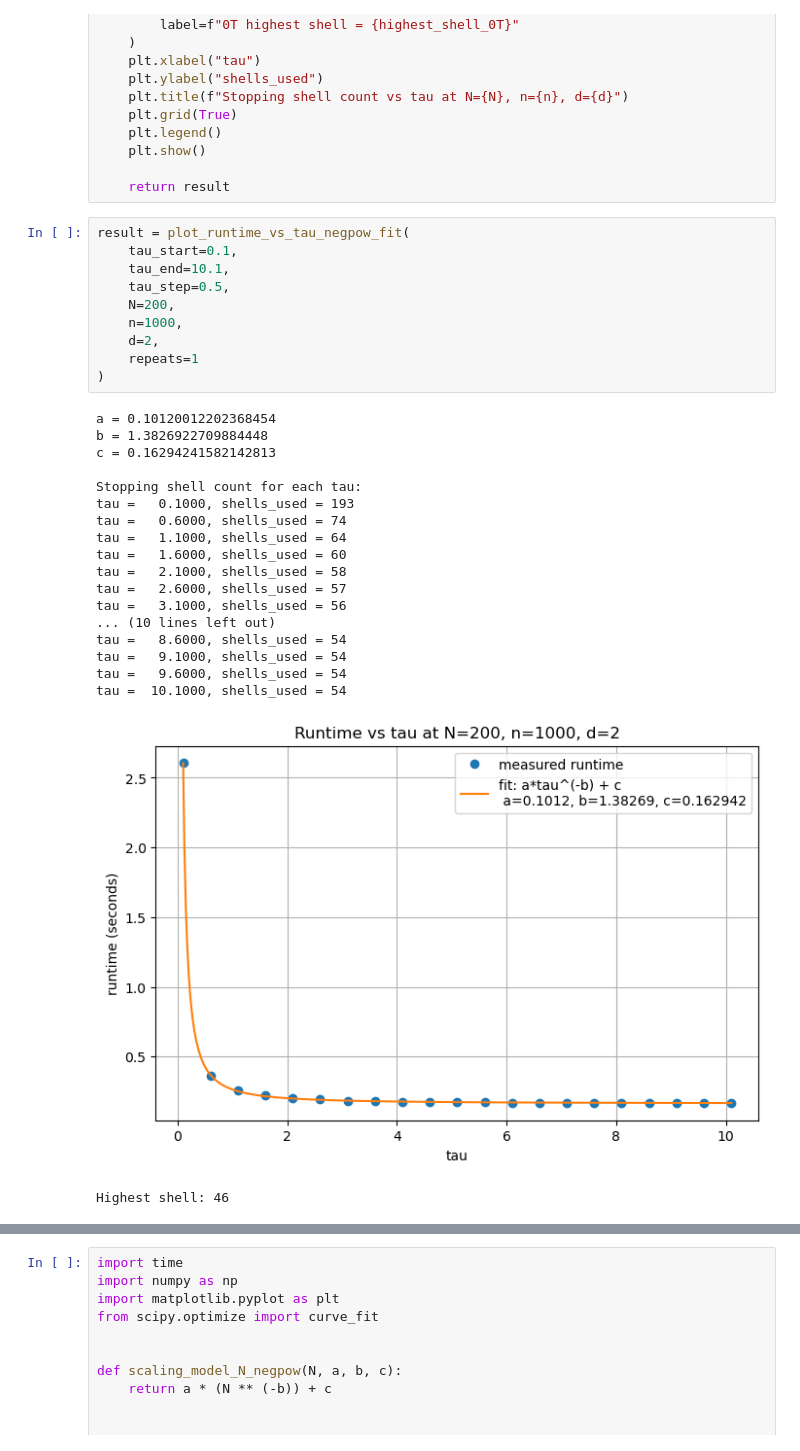
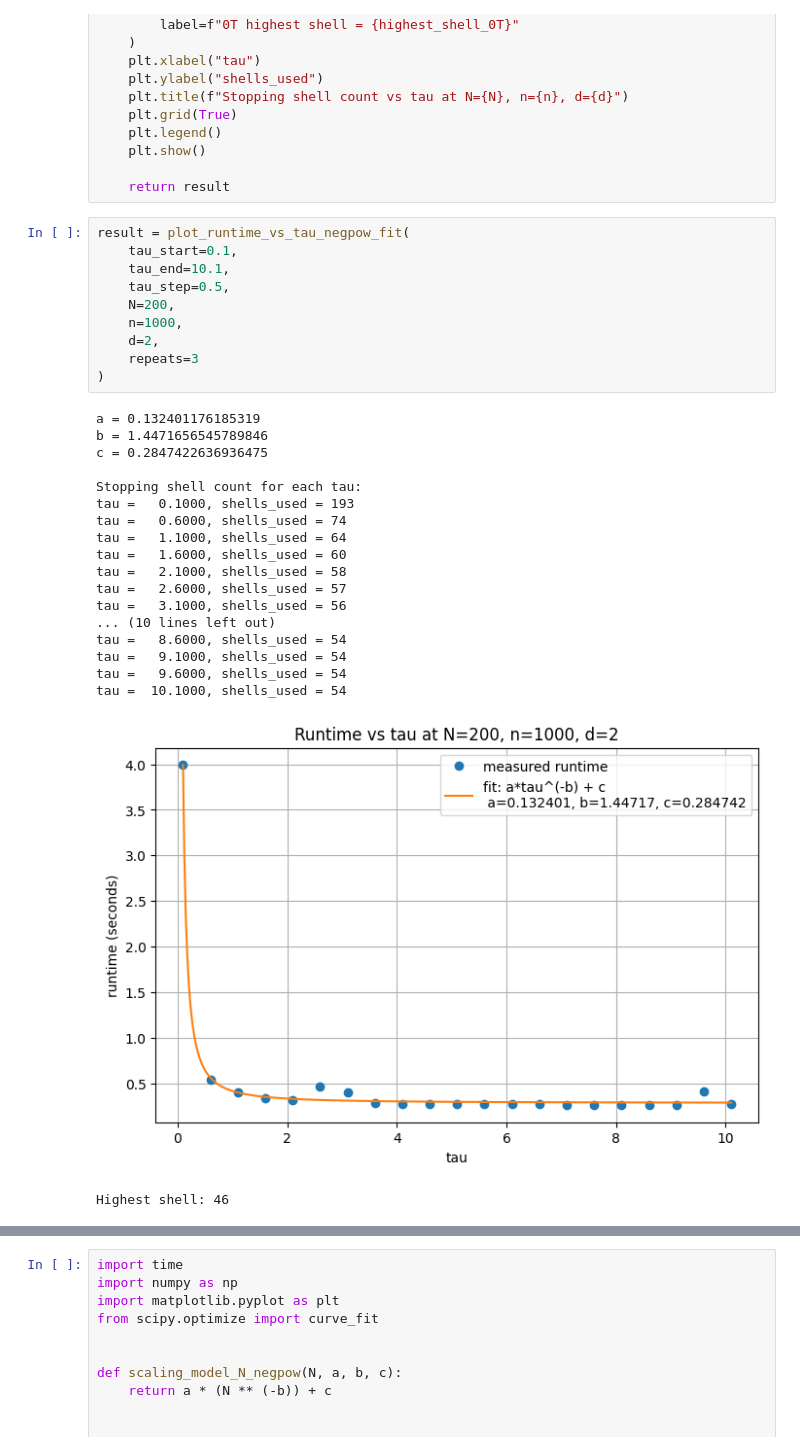
Before and after one commit to 24jonas/HarmonicFermions, a Jupyter notebook: Jupyter/JonasPolyConv.ipynb, the cells around one changed output, grey strips where cells are left out. Cells and saved outputs as stored; diff of their text form.

```diff
--- a/Jupyter/JonasPolyConv.ipynb
+++ b/Jupyter/JonasPolyConv.ipynb
@@ -672,32 +673,32 @@ def plot_runtime_vs_tau_negpow_fit(tau_start, tau_end, tau_step, N, n, d,
 # %%
 result = plot_runtime_vs_tau_negpow_fit(
     tau_start=0.1,
     tau_end=10.1,
     tau_step=0.5,
     N=200,
     n=1000,
     d=2,
-    repeats=1
+    repeats=3
 )
 # %% [output]
-a = 0.10120012202368454
-b = 1.3826922709884448
-c = 0.16294241582142813
+a = 0.132401176185319
+b = 1.4471656545789846
+c = 0.2847422636936475
 
 Stopping shell count for each tau:
 tau =   0.1000, shells_used = 193
 tau =   0.6000, shells_used = 74
 tau =   1.1000, shells_used = 64
 tau =   1.6000, shells_used = 60
 tau =   2.1000, shells_used = 58
 tau =   2.6000, shells_used = 57
 tau =   3.1000, shells_used = 56
 ... (10 lines left out)
 tau =   8.6000, shells_used = 54
 tau =   9.1000, shells_used = 54
 tau =   9.6000, shells_used = 54
 tau =  10.1000, shells_used = 54
-[figure, old version]
+[figure, new version]
 Highest shell: 46
 [figure]
 # %%
```
Also changed, not shown: parts of 2 cells of this notebook, 9 other files.
